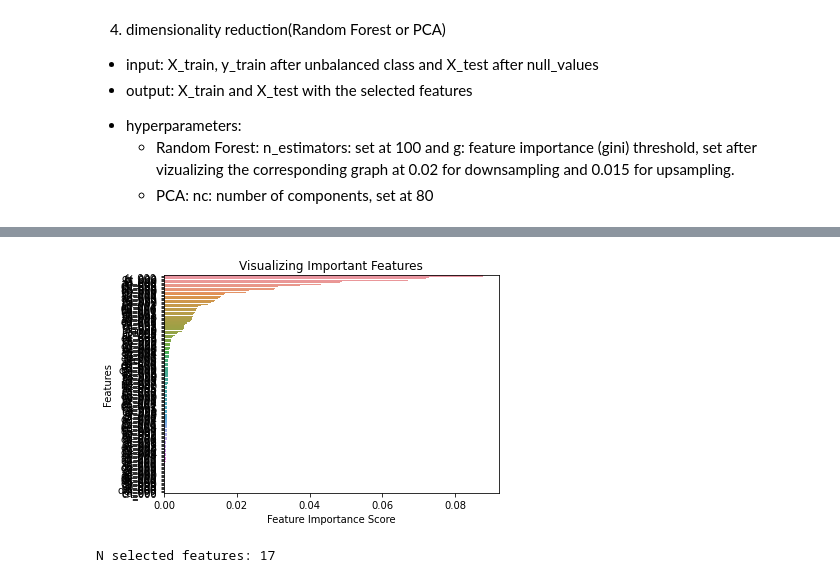
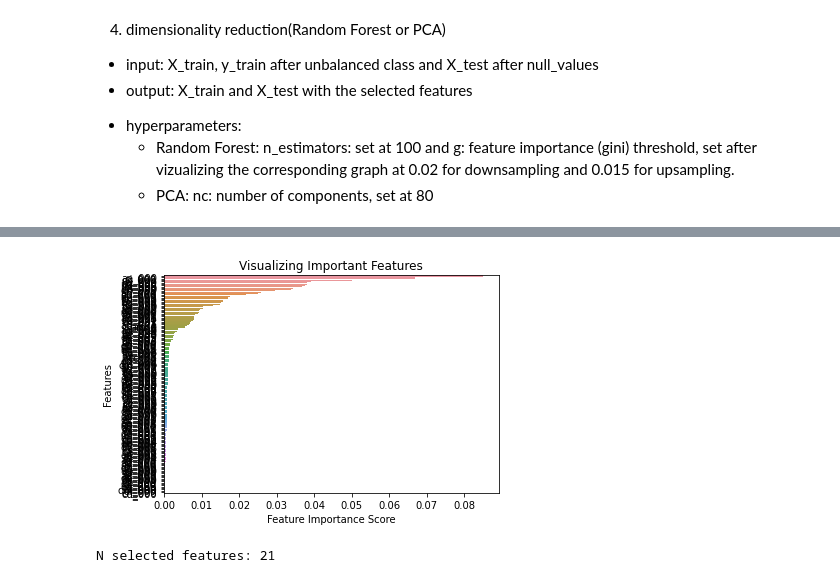
Before and after one commit to FranciscaAlliende/APS-Failure-at-Scania-Trucks, a Jupyter notebook: ScaniaTrucks.ipynb, the cells around one changed output, grey strips where cells are left out. Saved outputs shown, nothing was run; the diff lists cells and outputs as text; code cells hidden in the pictures.

```diff
--- a/ScaniaTrucks.ipynb
+++ b/ScaniaTrucks.ipynb
@@ -61,7 +61,7 @@ N selected features: 17
 # %%
-# dimensionality reduction RF + downsampling
-[X_train_up_RF, X_test_down_RF] = dr.RF(X_up_train, y_up_train, X_test, n_estimators=100, g=0.015)
+# dimensionality reduction RF + upsampling
+[X_train_up_RF, X_test_up_RF] = dr.RF(X_up_train, y_up_train, X_test, n_estimators=100, g=0.015)
 # %% [output]
-[figure, old version]
+[figure, new version]
-N selected features: 17
+N selected features: 21
 # %%
```
Also changed, not shown: parts of 3 cells of this notebook.
